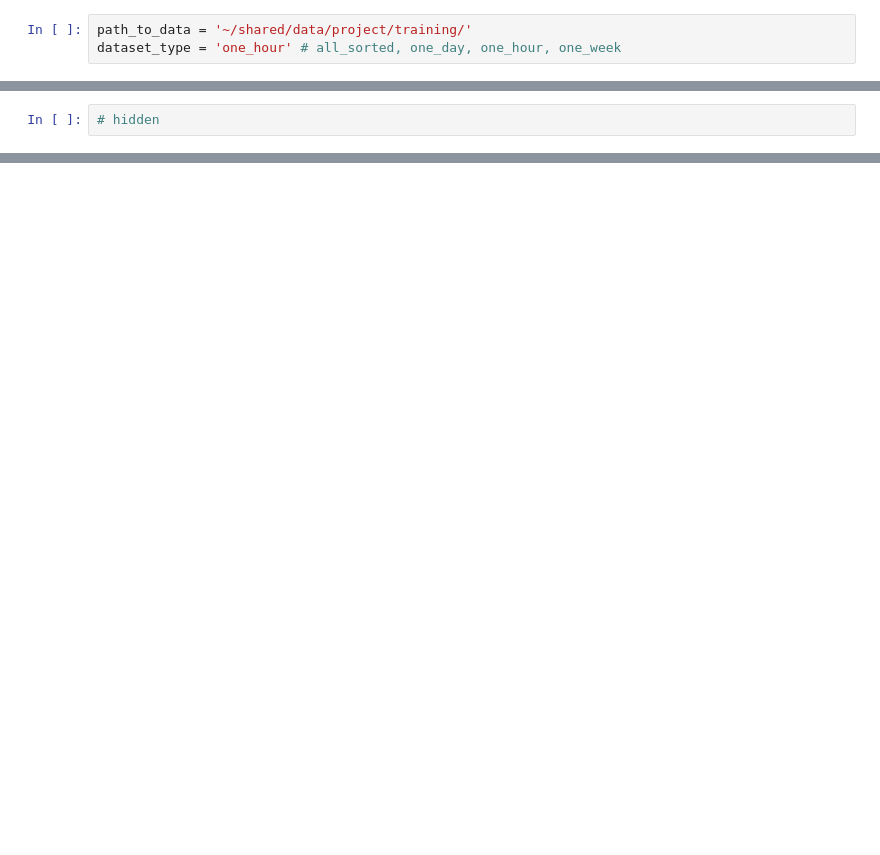
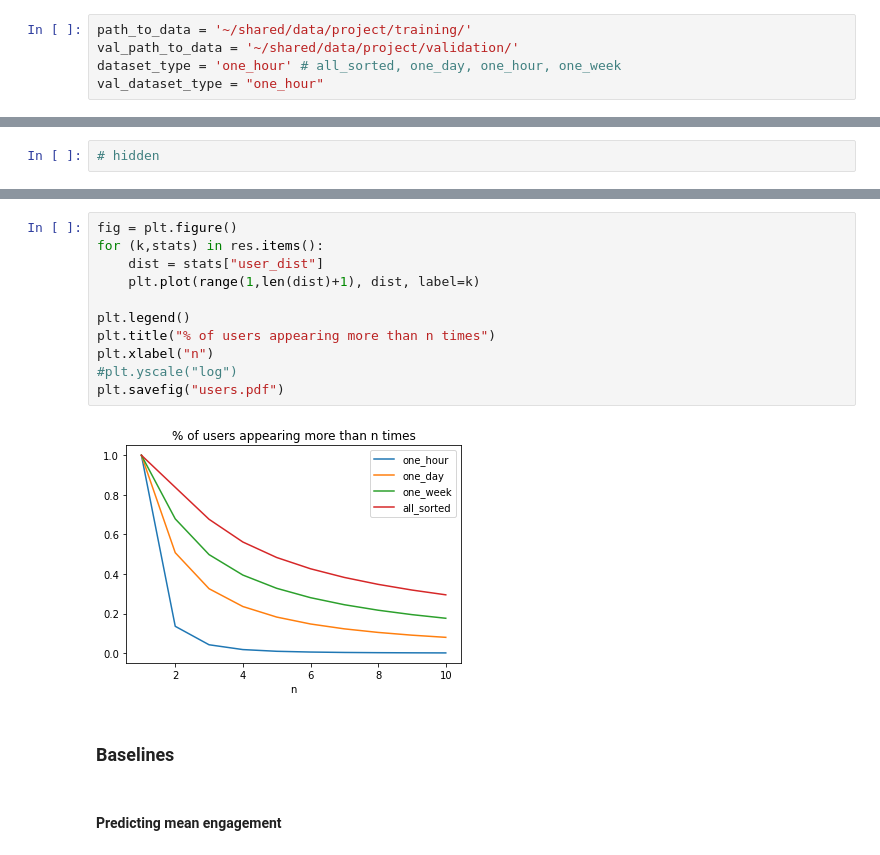
Before and after one commit to CorpaciLC/RecSys, a Jupyter notebook: project.ipynb, the cells around one changed output, grey strips where cells are left out. Drawn from its saved outputs; the diff is of its cells as text; blank space fills up the shorter version.

```diff
--- a/project.ipynb
+++ b/project.ipynb
@@ -15,3 +18,5 @@ print(team_members)
 # %%
 path_to_data = '~/shared/data/project/training/'
+val_path_to_data = '~/shared/data/project/validation/'
 dataset_type = 'one_hour' # all_sorted, one_day, one_hour, one_week
+val_dataset_type = "one_hour"
@@ -87,0 +464,17 @@ evaluate_test_set()
+# %%
+fig = plt.figure()
+for (k,stats) in res.items():
+    dist = stats["user_dist"]
+    plt.plot(range(1,len(dist)+1), dist, label=k)
+
+plt.legend()
+plt.title("% of users appearing more than n times")
+plt.xlabel("n")
+#plt.yscale("log")
+plt.savefig("users.pdf")
+# %% [output]
+[figure, added]
+# %% [markdown]
+### Baselines
+# %% [markdown]
+#### Predicting mean engagement
```
Also changed, not shown: parts of 29 cells of this notebook, 2 other files.
